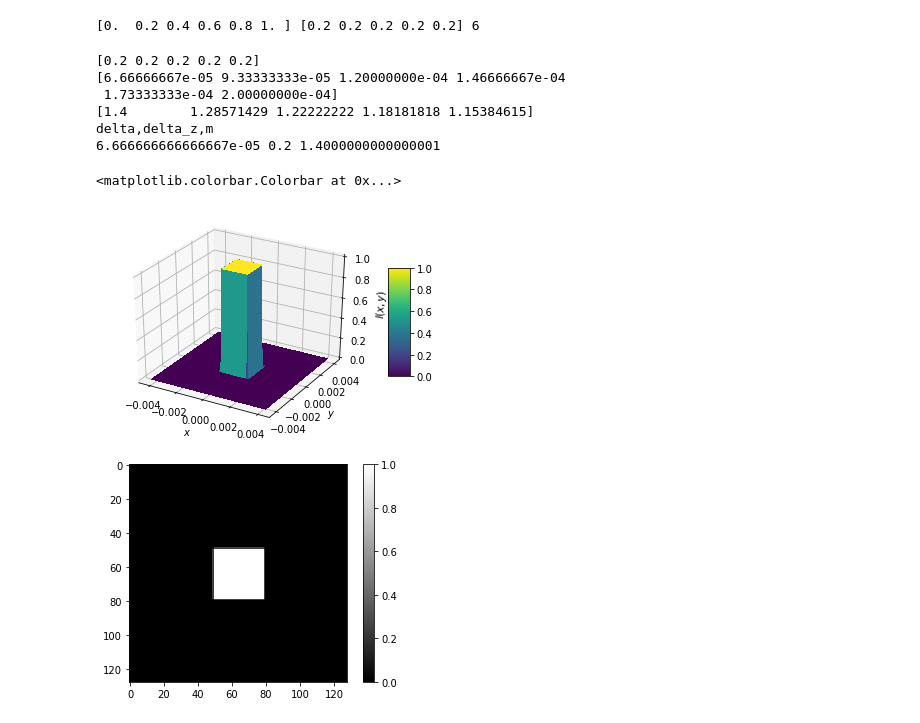
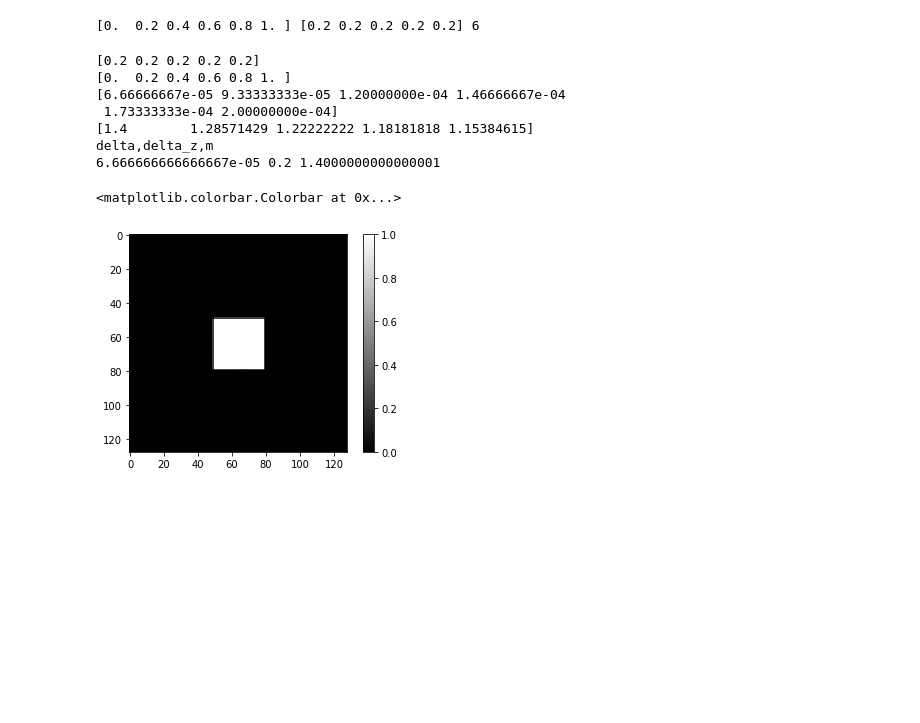
Before and after one commit to Ein-Octocat/scintillation_profiling_code, a Jupyter notebook: ang_spec_multi_prop_vac.ipynb, the cells around one changed output. Drawn from its saved outputs; the diff is of its cells as text; code cells hidden in the pictures; blank space fills up the shorter version.

```diff
--- a/ang_spec_multi_prop_vac.ipynb
+++ b/ang_spec_multi_prop_vac.ipynb
@@ -167,42 +167,42 @@ print(z,delta_z,n)
 # %% [output]
 [0.  0.2 0.4 0.6 0.8 1. ] [0.2 0.2 0.2 0.2 0.2] 6
 # %%
-alpha = z / z[n-1]
+alpha = z / z[-1]
 
 delta = (1 - alpha) * delta1 + alpha * deltan
 
 m = delta[1:] / delta[0:-1]
 
 x1 = nx * delta[0]
 y1 = ny * delta[0]
 
 r1sq = x1**2 + y1**2
 
-
 print(delta_z)
+print(alpha)
 print(delta)
 print(m)
 
 print('delta,delta_z,m')
 print(delta[0],delta_z[0],m[0])
 
 Q1 =  np.exp(1j * k/2 * (1-m[0])/delta_z[0] * r1sq)
 
 Uin = Uin * Q1
 
-gen_3d_contour(x1, y1, np.abs(Uin)**2)
+#gen_3d_contour(x1, y1, np.abs(Uin)**2)
 
 plt.figure()
 plt.imshow(np.abs(Uin)**2,cmap='gray')
 plt.colorbar()
 # %% [output]
 [0.2 0.2 0.2 0.2 0.2]
+[0.  0.2 0.4 0.6 0.8 1. ]
 [6.66666667e-05 9.33333333e-05 1.20000000e-04 1.46666667e-04
  1.73333333e-04 2.00000000e-04]
 [1.4        1.28571429 1.22222222 1.18181818 1.15384615]
 delta,delta_z,m
 6.666666666666667e-05 0.2 1.4000000000000001
 <matplotlib.colorbar.Colorbar at 0x...>
-[figure, old version]
+[figure, new version]
-[figure, removed]
 # %%
```
Also changed, not shown: parts of 6 cells of this notebook.
